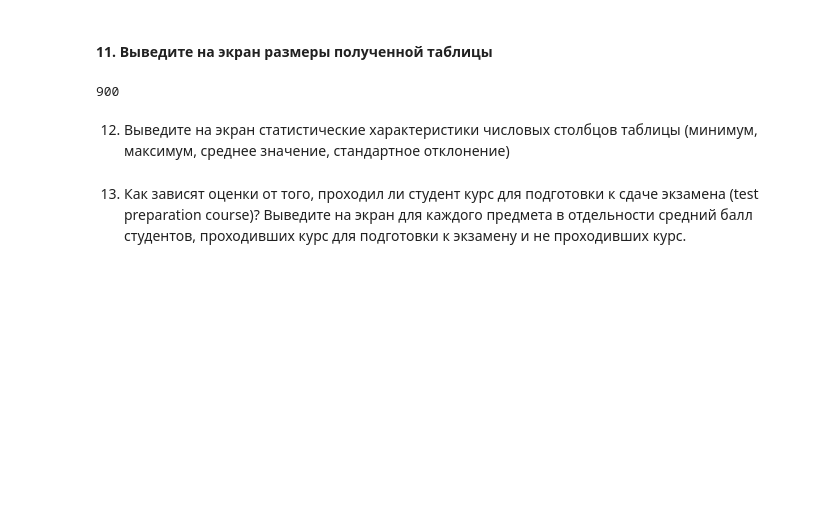
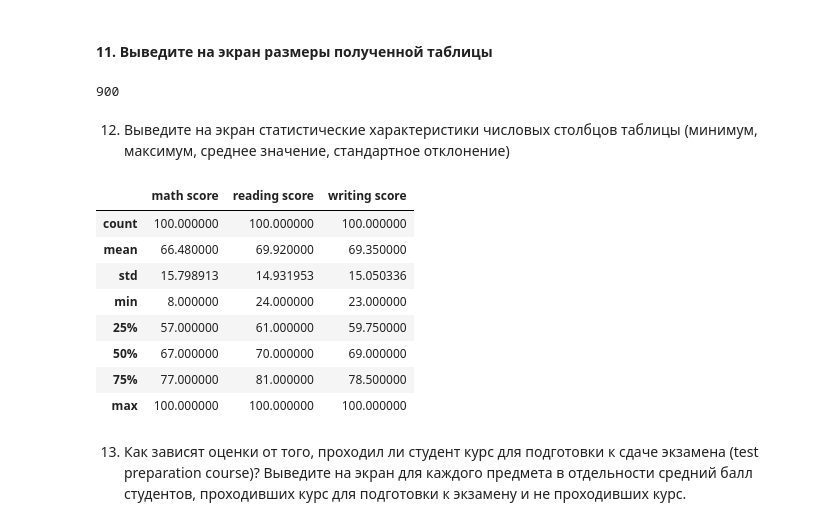
Before and after one commit to EdPogosyan/ML_Ed, a Jupyter notebook: HW-1/hw_practice_sirius_01_pandas_numpy_viz.ipynb, the cells around one changed output. Saved outputs shown, nothing was run; the diff lists cells and outputs as text; code cells hidden in the pictures; blank space fills up the shorter version.

```diff
--- a/HW-1/hw_practice_sirius_01_pandas_numpy_viz.ipynb
+++ b/HW-1/hw_practice_sirius_01_pandas_numpy_viz.ipynb
@@ -389,5 +389,17 @@ sng_dropped.size
 900
 # %% [markdown]
 12. Выведите на экран статистические характеристики числовых столбцов таблицы (минимум, максимум, среднее значение, стандартное отклонение)
+# %%
+sng_dropped.describe()
+# %% [output]
+|  | math score | reading score | writing score |
+| count | 100.000000 | 100.000000 | 100.000000 |
+| mean | 66.480000 | 69.920000 | 69.350000 |
+| std | 15.798913 | 14.931953 | 15.050336 |
+| min | 8.000000 | 24.000000 | 23.000000 |
+| 25% | 57.000000 | 61.000000 | 59.750000 |
+| 50% | 67.000000 | 70.000000 | 69.000000 |
+| 75% | 77.000000 | 81.000000 | 78.500000 |
+| max | 100.000000 | 100.000000 | 100.000000 |
 # %% [markdown]
 13. Как зависят оценки от того, проходил ли студент курс для подготовки к сдаче экзамена (test preparation course)? Выведите на экран для каждого предмета в отдельности средний балл студентов, проходивших курс для подготовки к экзамену и не проходивших курс.
```
Also changed, not shown: parts of 4 cells of this notebook.
